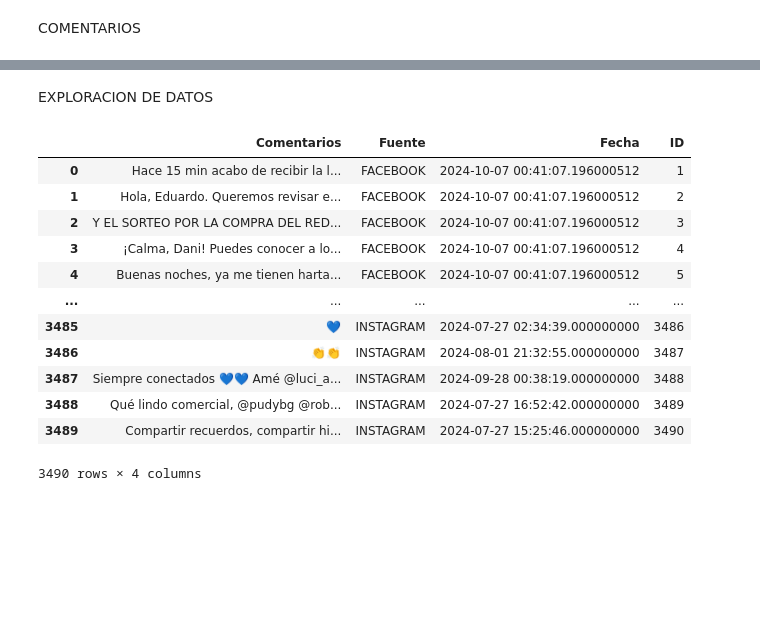
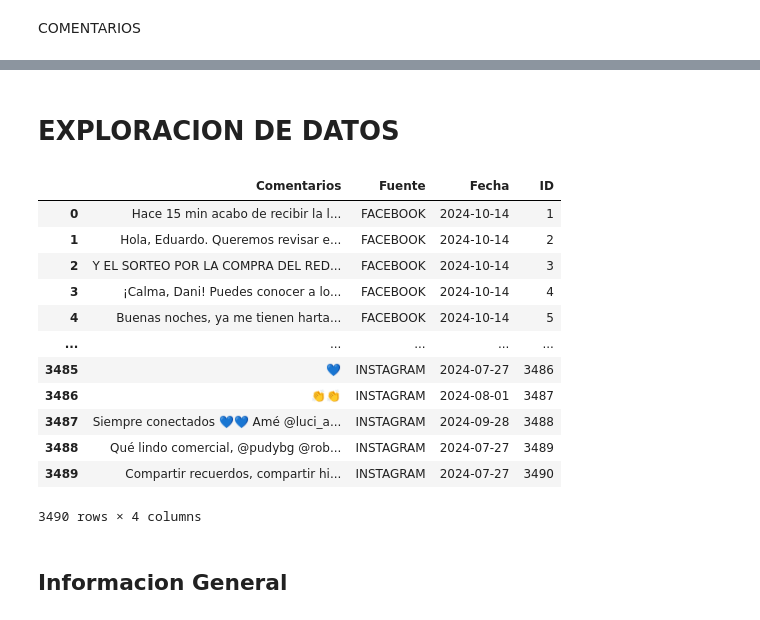
Before and after one commit to bejamin10/Aporte_Practico, a Jupyter notebook: regex.ipynb, the cells around one changed output, grey strips where cells are left out. Saved outputs shown, nothing was run; the diff lists cells and outputs as text; code cells hidden in the pictures; blank space fills up the shorter version.

```diff
--- a/regex.ipynb
+++ b/regex.ipynb
@@ -117,24 +119,27 @@ df_comentarios_consolidado
 | 3489 | Compartir recuerdos, compartir hi... | INSTAGRAM | 2024-07-27 15:25:46.000000000 | 3490 |
 3490 rows × 4 columns
 # %% [markdown]
-EXPLORACION DE DATOS
+# EXPLORACION DE DATOS
 # %%
 def limpieza_1(texto):
     return re.sub(r'<[^>]+>', '', texto)
 
 df_comentarios_consolidado['Comentarios'] = df_comentarios_consolidado['Comentarios'].apply(limpieza_1)
+df_comentarios_consolidado['Fecha'] = df_comentarios_consolidado['Fecha'].dt.date
 df_comentarios_consolidado
 # %% [output]
 |  | Comentarios | Fuente | Fecha | ID |
-| 0 | Hace 15 min acabo de recibir la l... | FACEBOOK | 2024-10-07 00:41:07.196000512 | 1 |
-| 1 | Hola, Eduardo. Queremos revisar e... | FACEBOOK | 2024-10-07 00:41:07.196000512 | 2 |
-| 2 | Y EL SORTEO POR LA COMPRA DEL RED... | FACEBOOK | 2024-10-07 00:41:07.196000512 | 3 |
-| 3 | ¡Calma, Dani! Puedes conocer a lo... | FACEBOOK | 2024-10-07 00:41:07.196000512 | 4 |
-| 4 | Buenas noches, ya me tienen harta... | FACEBOOK | 2024-10-07 00:41:07.196000512 | 5 |
+| 0 | Hace 15 min acabo de recibir la l... | FACEBOOK | 2024-10-14 | 1 |
+| 1 | Hola, Eduardo. Queremos revisar e... | FACEBOOK | 2024-10-14 | 2 |
+| 2 | Y EL SORTEO POR LA COMPRA DEL RED... | FACEBOOK | 2024-10-14 | 3 |
+| 3 | ¡Calma, Dani! Puedes conocer a lo... | FACEBOOK | 2024-10-14 | 4 |
+| 4 | Buenas noches, ya me tienen harta... | FACEBOOK | 2024-10-14 | 5 |
 | ... | ... | ... | ... | ... |
-| 3485 | 💙 | INSTAGRAM | 2024-07-27 02:34:39.000000000 | 3486 |
-| 3486 | 👏👏 | INSTAGRAM | 2024-08-01 21:32:55.000000000 | 3487 |
-| 3487 | Siempre conectados 💙💙 Amé @luci_a... | INSTAGRAM | 2024-09-28 00:38:19.000000000 | 3488 |
-| 3488 | Qué lindo comercial, @pudybg @rob... | INSTAGRAM | 2024-07-27 16:52:42.000000000 | 3489 |
-| 3489 | Compartir recuerdos, compartir hi... | INSTAGRAM | 2024-07-27 15:25:46.000000000 | 3490 |
+| 3485 | 💙 | INSTAGRAM | 2024-07-27 | 3486 |
+| 3486 | 👏👏 | INSTAGRAM | 2024-08-01 | 3487 |
+| 3487 | Siempre conectados 💙💙 Amé @luci_a... | INSTAGRAM | 2024-09-28 | 3488 |
+| 3488 | Qué lindo comercial, @pudybg @rob... | INSTAGRAM | 2024-07-27 | 3489 |
+| 3489 | Compartir recuerdos, compartir hi... | INSTAGRAM | 2024-07-27 | 3490 |
 3490 rows × 4 columns
+# %% [markdown]
+## Informacion General
```
Also changed, not shown: parts of 14 cells of this notebook, 1 other file.
